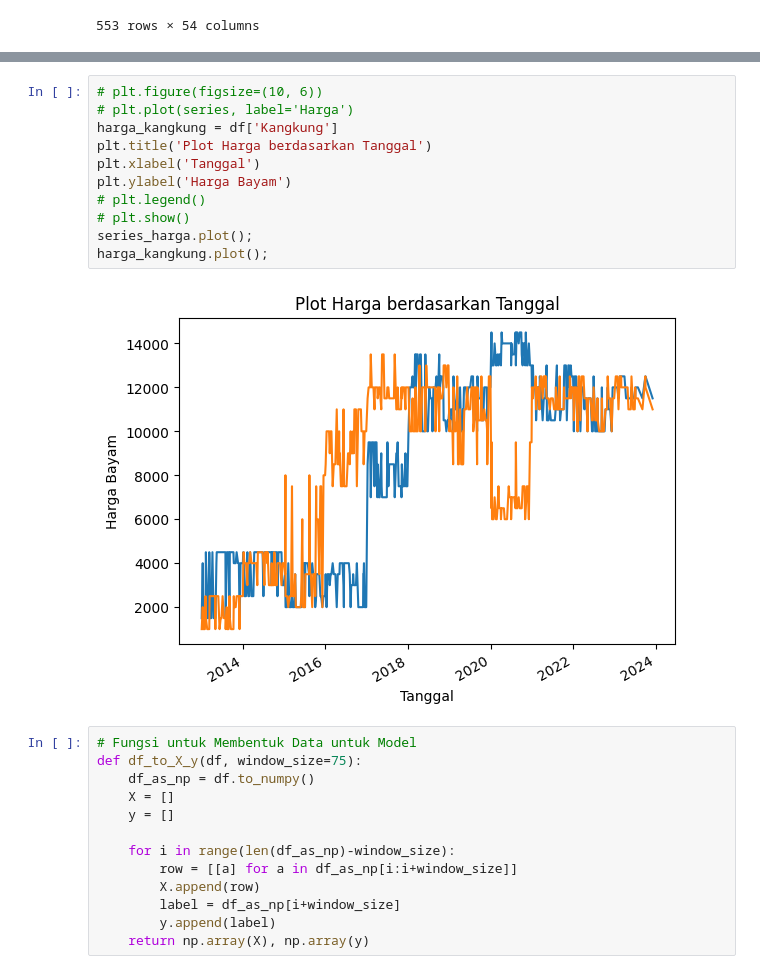
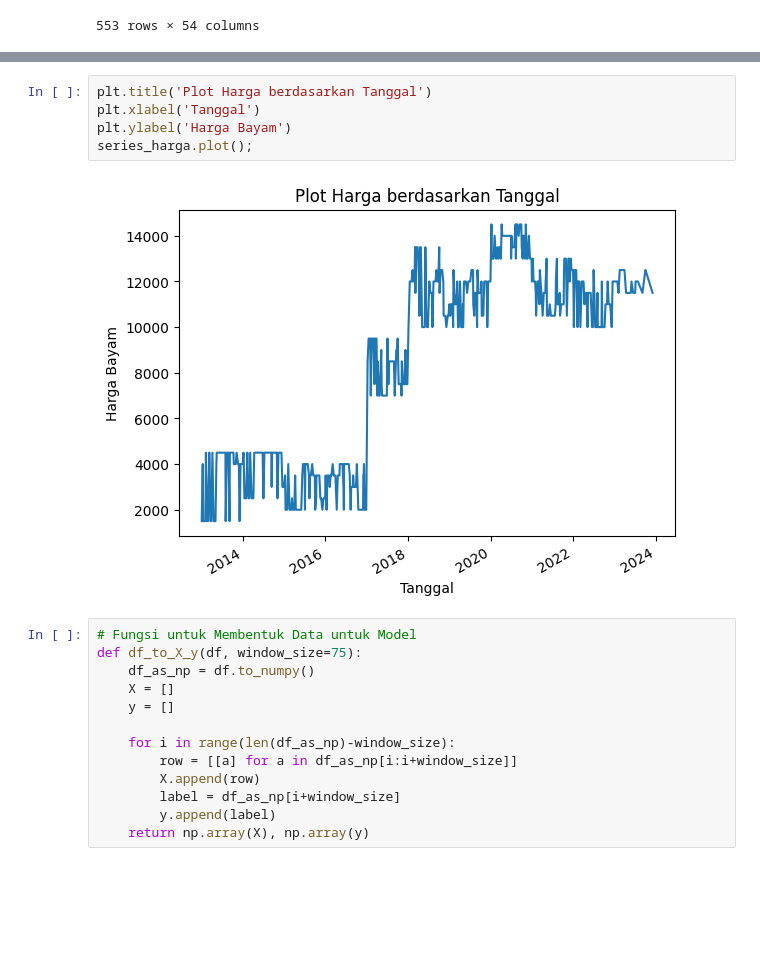
Before and after one commit to AbdanulIkhlas/Capstone-Project-CH2-PS160, a Jupyter notebook: Machine Learning/Code Ipynb/PricePredictionV1.ipynb, the cells around one changed output, grey strips where cells are left out. Saved outputs shown, nothing was run; the diff lists cells and outputs as text; blank space fills up the shorter version.

```diff
--- a/Machine Learning/Code Ipynb/PricePredictionV1.ipynb
+++ b/Machine Learning/Code Ipynb/PricePredictionV1.ipynb
@@ -59,18 +59,12 @@ Data columns (total 54 columns):
 dtypes: float64(1), int64(53)
 memory usage: 237.6 KB
 # %%
-# plt.figure(figsize=(10, 6))
-# plt.plot(series, label='Harga')
-harga_kangkung = df['Kangkung']
 plt.title('Plot Harga berdasarkan Tanggal')
 plt.xlabel('Tanggal')
 plt.ylabel('Harga Bayam')
-# plt.legend()
-# plt.show()
 series_harga.plot();
-harga_kangkung.plot();
 # %% [output]
-[figure, old version]
+[figure, new version]
 # %%
 # Fungsi untuk Membentuk Data untuk Model
 def df_to_X_y(df, window_size=75):
```
Also changed, not shown: parts of 18 cells of this notebook, 10 other files.
